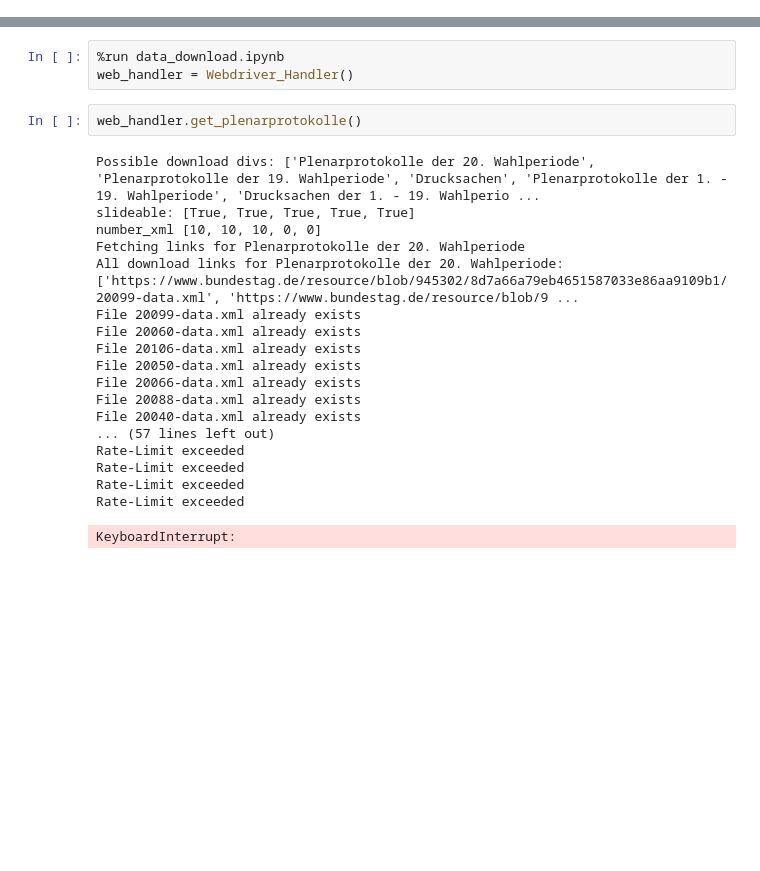
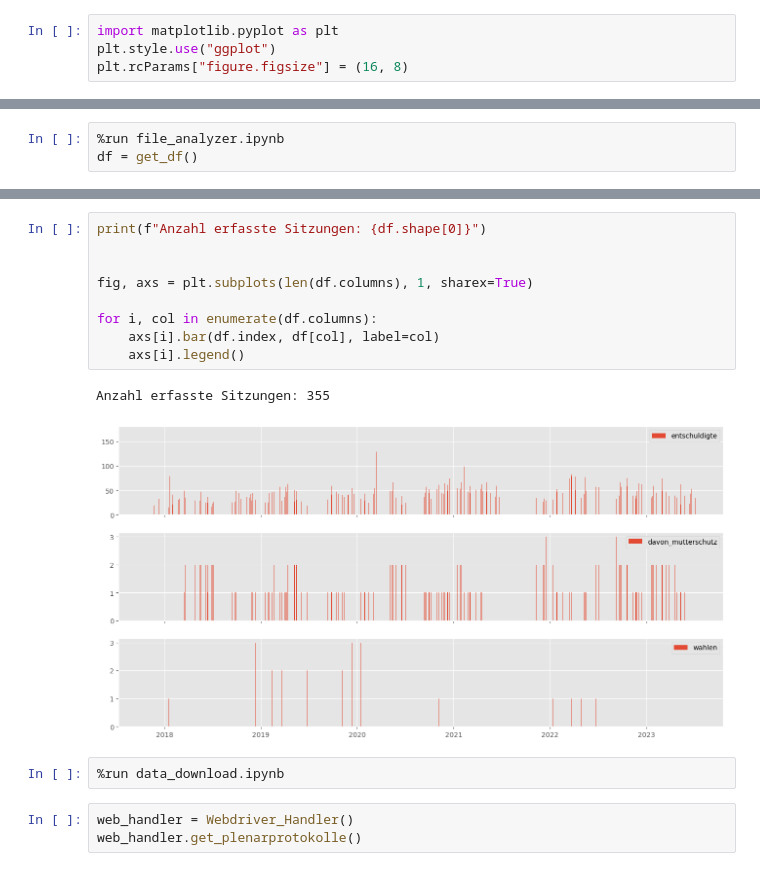
Before and after one commit to xTerradon/bundestag, a Jupyter notebook: main.ipynb, the cells around one changed output, grey strips where cells are left out. Saved outputs shown, nothing was run; the diff lists cells and outputs as text; blank space fills up the shorter version.

Commit message:
neue daten + visualisierungen

```diff
--- a/main.ipynb
+++ b/main.ipynb
@@ -3,0 +8,4 @@ from numpy import random
+# %%
+import matplotlib.pyplot as plt
+plt.style.use("ggplot")
+plt.rcParams["figure.figsize"] = (16, 8)
@@ -3,0 +36,3 @@ from numpy import random
+# %%
+%run file_analyzer.ipynb
+df = get_df()
@@ -4,24 +90,17 @@ from numpy import random
+# %%
+print(f"Anzahl erfasste Sitzungen: {df.shape[0]}")
+
+
+fig, axs = plt.subplots(len(df.columns), 1, sharex=True)
+
+for i, col in enumerate(df.columns):
+    axs[i].bar(df.index, df[col], label=col)
+    axs[i].legend()
+# %% [output]
+Anzahl erfasste Sitzungen: 355
+[figure, added]
 # %%
 %run data_download.ipynb
-web_handler = Webdriver_Handler()
 # %%
+web_handler = Webdriver_Handler()
 web_handler.get_plenarprotokolle()
-# %% [output]
-Possible download divs: ['Plenarprotokolle der 20. Wahlperiode', 'Plenarprotokolle der 19. Wahlperiode', 'Drucksachen', 'Plenarprotokolle der 1. - 19. Wahlperiode', 'Drucksachen der 1. - 19. Wahlperio ...
-slideable: [True, True, True, True, True]
-number_xml [10, 10, 10, 0, 0]
-Fetching links for Plenarprotokolle der 20. Wahlperiode
-All download links for Plenarprotokolle der 20. Wahlperiode: ['https://www.bundestag.de/resource/blob/945302/8d7a66a79eb4651587033e86aa9109b1/20099-data.xml', 'https://www.bundestag.de/resource/blob/9 ...
-File 20099-data.xml already exists
-File 20060-data.xml already exists
-File 20106-data.xml already exists
-File 20050-data.xml already exists
-File 20066-data.xml already exists
-File 20088-data.xml already exists
-File 20040-data.xml already exists
-... (57 lines left out)
-Rate-Limit exceeded
-Rate-Limit exceeded
-Rate-Limit exceeded
-Rate-Limit exceeded
-KeyboardInterrupt:
```
Also changed, not shown: parts of 5 cells of this notebook, 51 other files.
